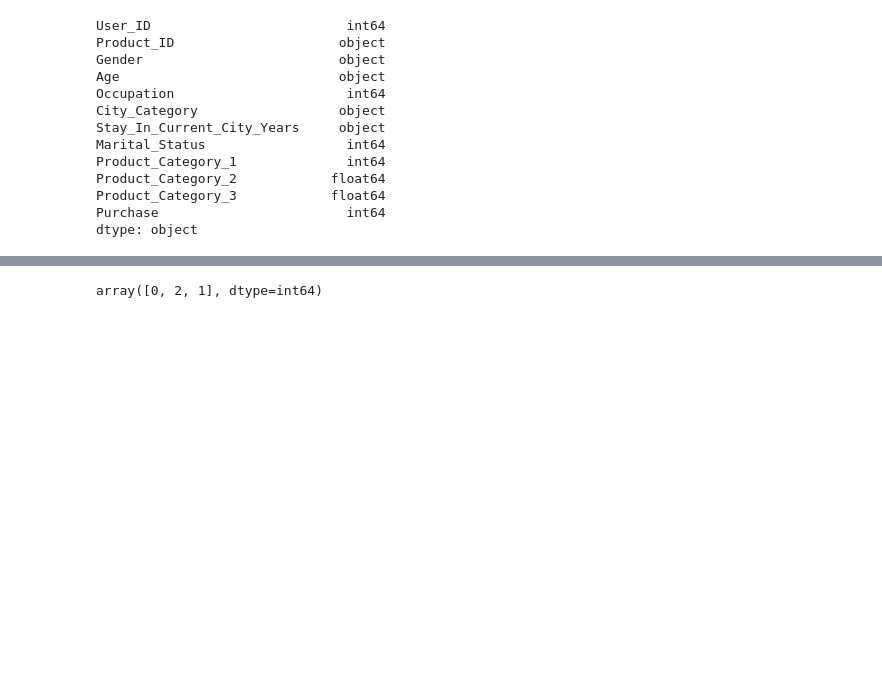
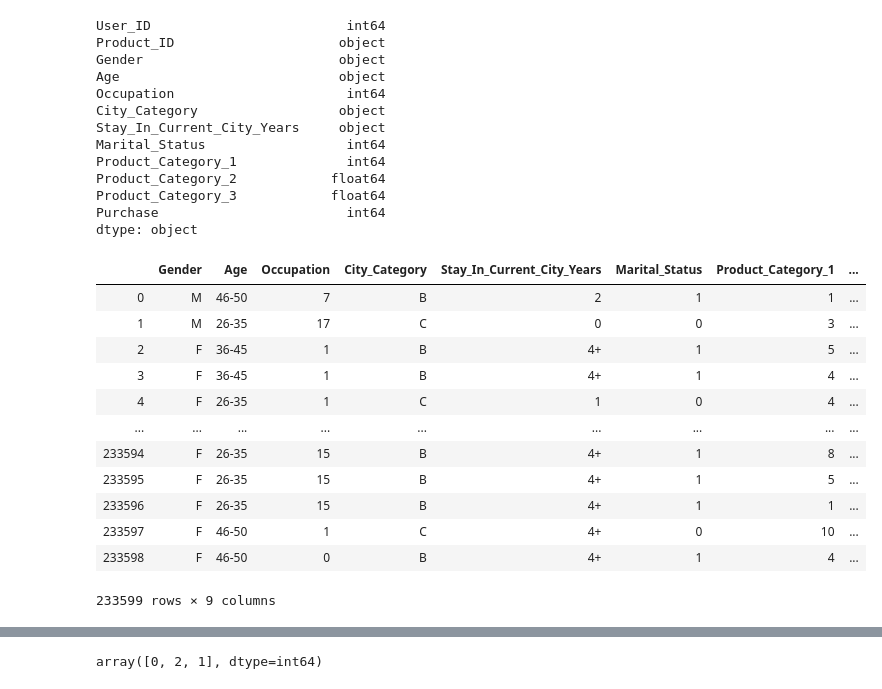
Before and after one commit to pablojordan/BlackFriday_Study, a Jupyter notebook: BlackFriday_Analysis/static/python/Analysis_Processing_Model.ipynb, the cells around one changed output, grey strips where cells are left out. Cells and saved outputs as stored; diff of their text form; code cells hidden in the pictures; blank space fills up the shorter version.

```diff
--- a/BlackFriday_Analysis/static/python/Analysis_Processing_Model.ipynb
+++ b/BlackFriday_Analysis/static/python/Analysis_Processing_Model.ipynb
@@ -77,8 +77,23 @@ dtype: object
 # %%
 # Lets drop User ID and Product ID
 drop_columns = ['User_ID', 'Product_ID']
 train.drop(drop_columns, inplace = True, axis =1)
-# test.drop(drop_columns, inplace = True, axis =1)
+test.drop(drop_columns, inplace = True, axis =1)
+test
+# %% [output]
+|  | Gender | Age | Occupation | City_Category | Stay_In_Current_City_Years | Marital_Status | Product_Category_1 | ... |
+| 0 | M | 46-50 | 7 | B | 2 | 1 | 1 | ... |
+| 1 | M | 26-35 | 17 | C | 0 | 0 | 3 | ... |
+| 2 | F | 36-45 | 1 | B | 4+ | 1 | 5 | ... |
+| 3 | F | 36-45 | 1 | B | 4+ | 1 | 4 | ... |
+| 4 | F | 26-35 | 1 | C | 1 | 0 | 4 | ... |
+| ... | ... | ... | ... | ... | ... | ... | ... | ... |
+| 233594 | F | 26-35 | 15 | B | 4+ | 1 | 8 | ... |
+| 233595 | F | 26-35 | 15 | B | 4+ | 1 | 5 | ... |
+| 233596 | F | 26-35 | 15 | B | 4+ | 1 | 1 | ... |
+| 233597 | F | 46-50 | 1 | C | 4+ | 0 | 10 | ... |
+| 233598 | F | 46-50 | 0 | B | 4+ | 1 | 4 | ... |
+233599 rows × 9 columns
 # %%
 # Need to convert all objects to numeric. Let's start with Stay_In_Current_City_Years
 train['Stay_In_Current_City_Years'].unique()
```
Also changed, not shown: parts of 18 cells of this notebook, 5 other files.
